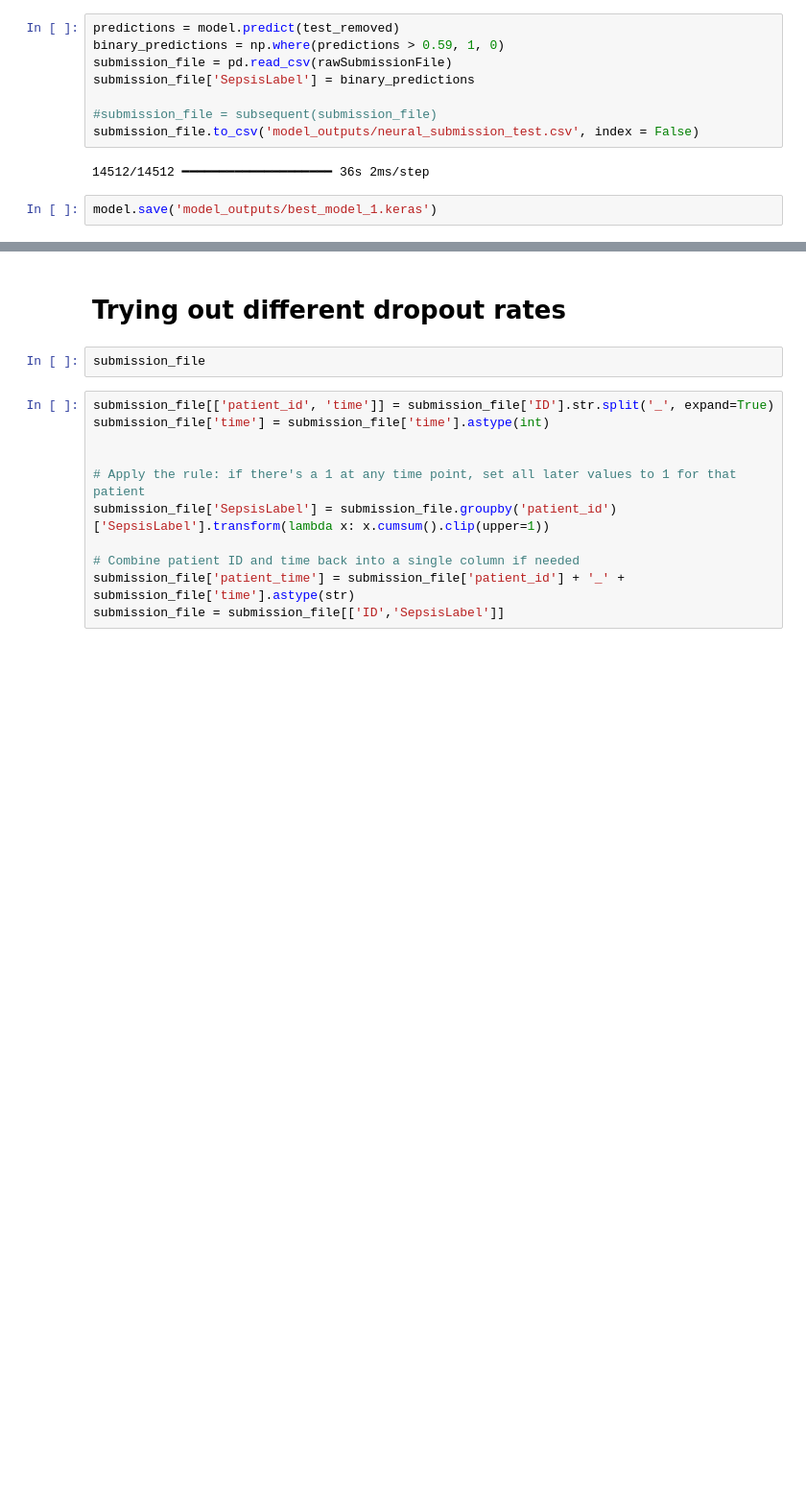
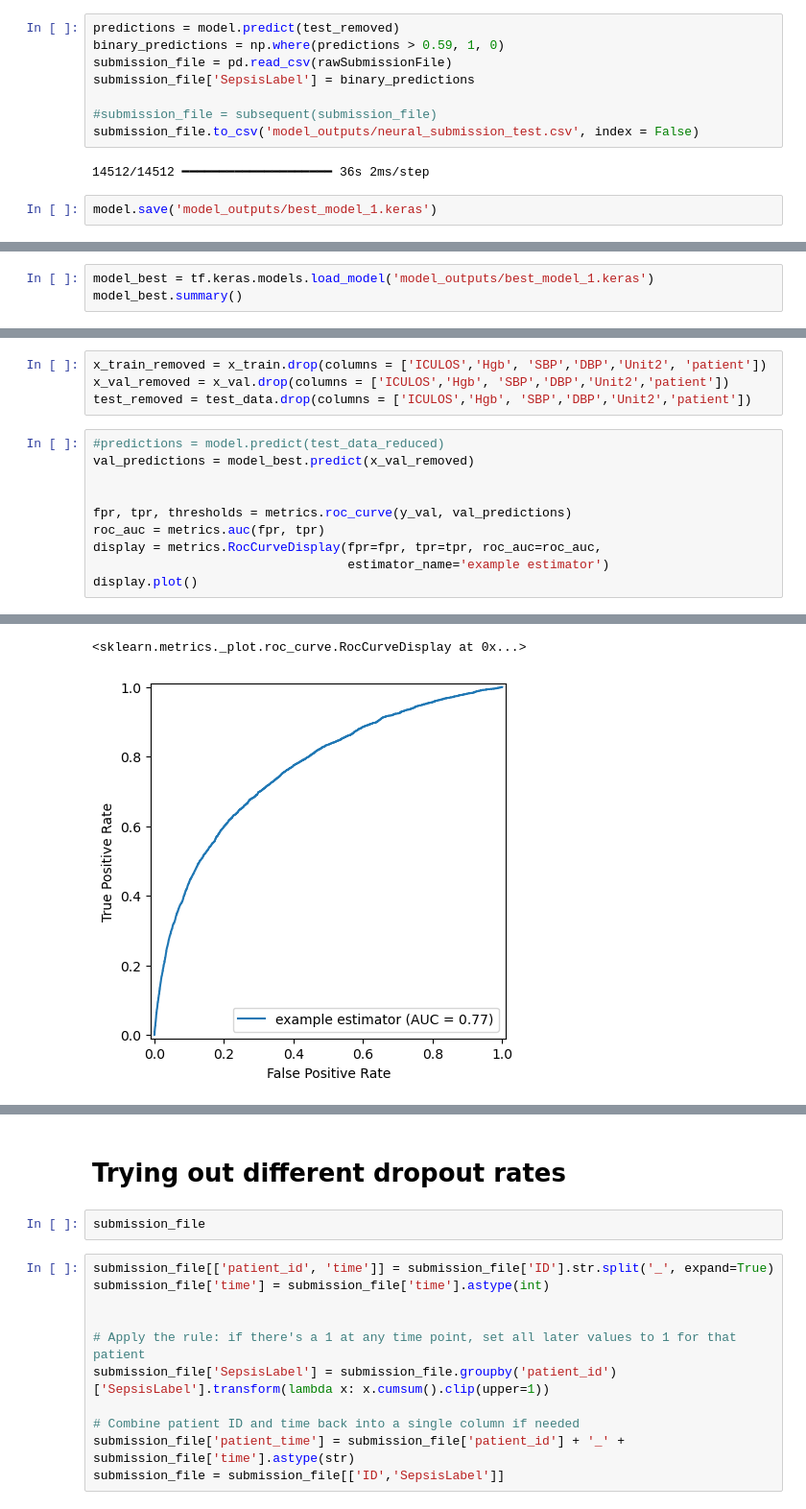
Before and after one commit to alanklin/BC-Fall2024-CaseCompetition-Team2, a Jupyter notebook: Code/neural_network.ipynb, the cells around one changed output, grey strips where cells are left out. Shown at 96% size. Drawn from its saved outputs; the diff is of its cells as text; blank space fills up the shorter version.

Commit message:
best model code uploaded

```diff
--- a/Code/neural_network.ipynb
+++ b/Code/neural_network.ipynb
@@ -364,0 +389,3 @@ model.save('model_outputs/best_model_1.keras')
+# %%
+model_best = tf.keras.models.load_model('model_outputs/best_model_1.keras')
+model_best.summary()
@@ -364,0 +415,15 @@ model.save('model_outputs/best_model_1.keras')
+# %%
+x_train_removed = x_train.drop(columns = ['ICULOS','Hgb', 'SBP','DBP','Unit2', 'patient'])
+x_val_removed = x_val.drop(columns = ['ICULOS','Hgb', 'SBP','DBP','Unit2','patient'])
+test_removed = test_data.drop(columns = ['ICULOS','Hgb', 'SBP','DBP','Unit2','patient'])
+# %%
+#predictions = model.predict(test_data_reduced)
+val_predictions = model_best.predict(x_val_removed)
+
+
+fpr, tpr, thresholds = metrics.roc_curve(y_val, val_predictions)
+roc_auc = metrics.auc(fpr, tpr)
+display = metrics.RocCurveDisplay(fpr=fpr, tpr=tpr, roc_auc=roc_auc,
+                                  estimator_name='example estimator')
+display.plot()
+# %% [output]
@@ -364,0 +431,2 @@ model.save('model_outputs/best_model_1.keras')
+<sklearn.metrics._plot.roc_curve.RocCurveDisplay at 0x...>
+[figure, added]
```
Also changed, not shown: parts of 17 cells of this notebook.
